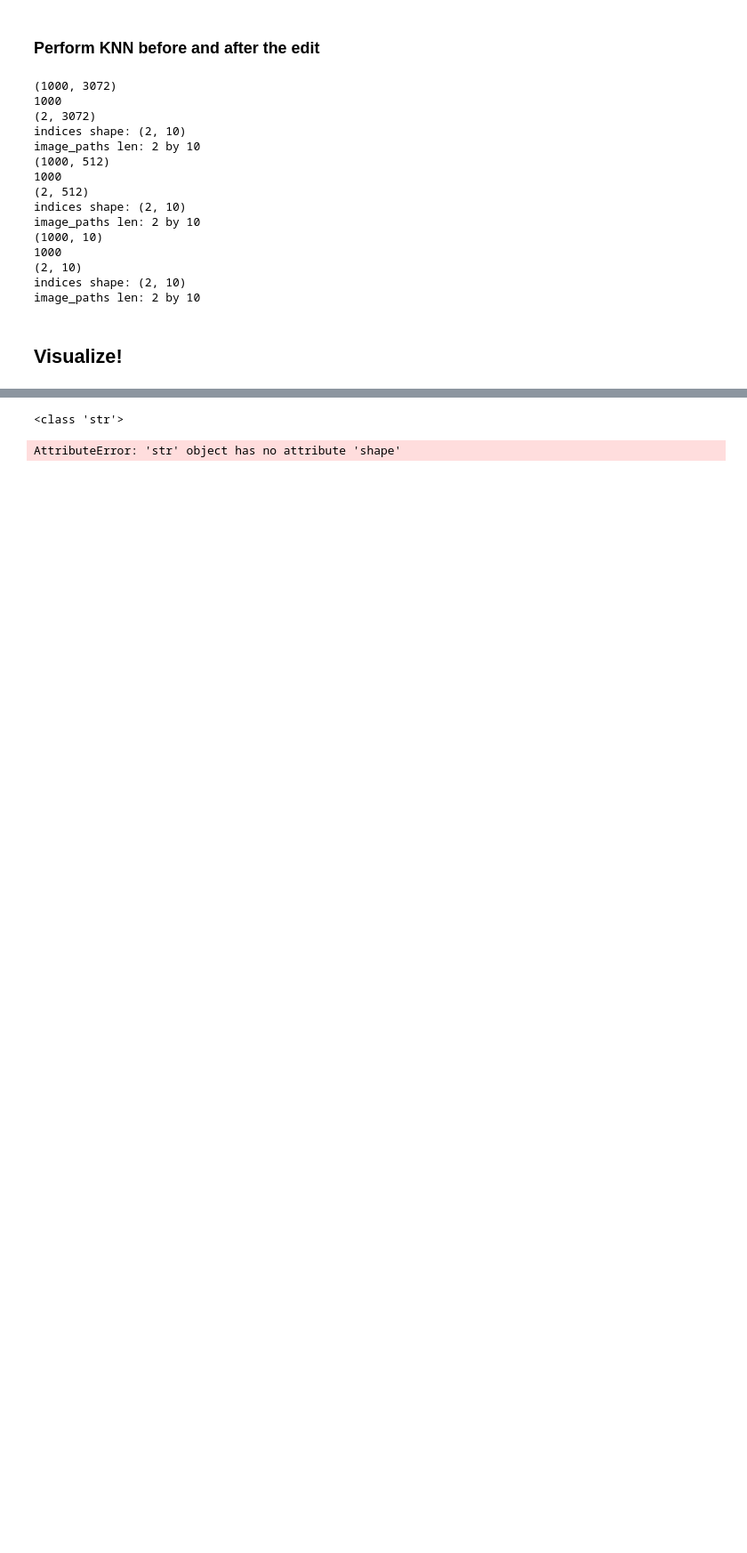
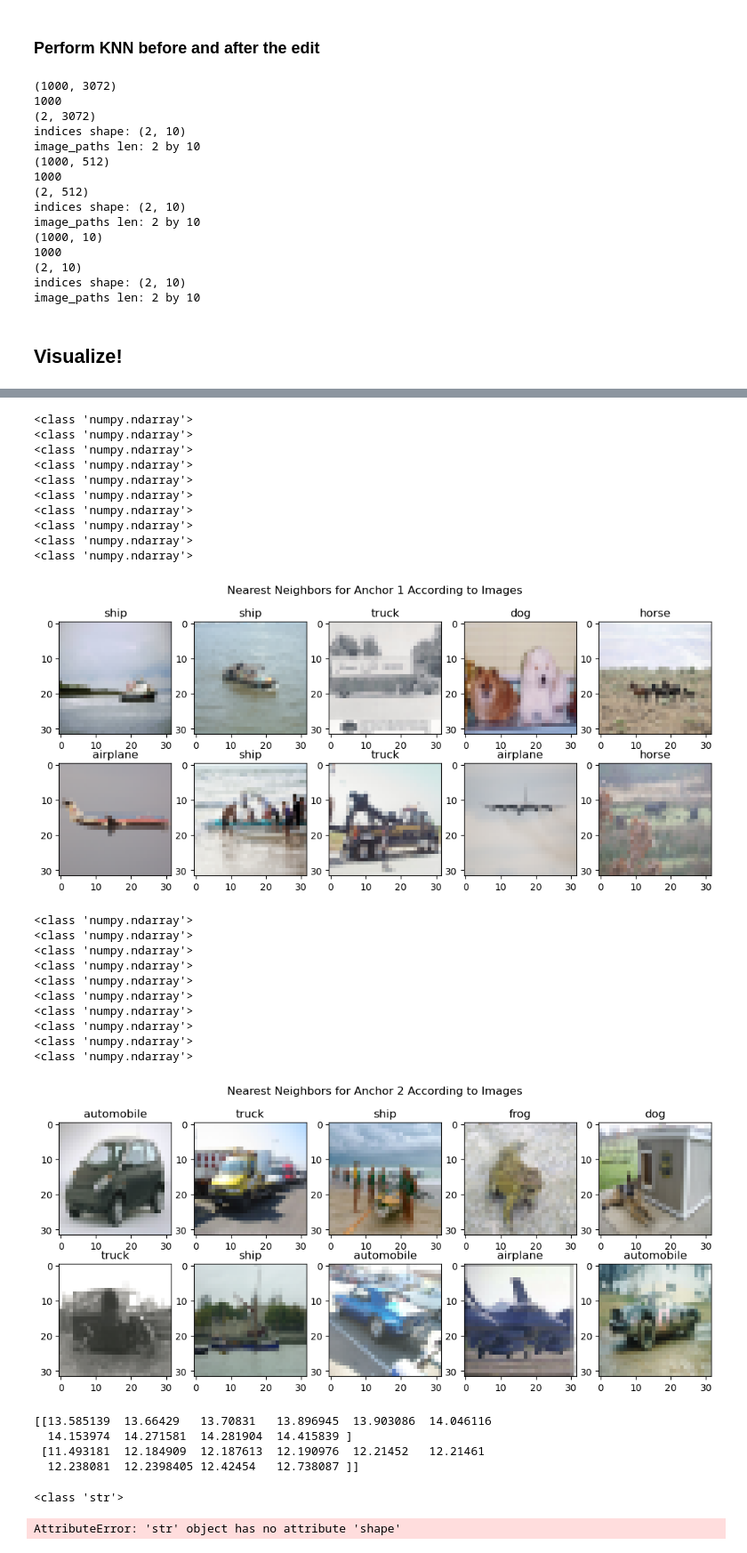
Before and after one commit to allisonchen23/model-editing, a Jupyter notebook: knn.ipynb, the cells around one changed output, grey strips where cells are left out. Shown at 89% size. Saved outputs shown, nothing was run; the diff lists cells and outputs as text; code cells hidden in the pictures; blank space fills up the shorter version.

```diff
--- a/knn.ipynb
+++ b/knn.ipynb
@@ -319,3 +376,57 @@ display_nearest_neighbors(
+# %%
+# Based on images
+data_type = 'images'
+unedited_results = unedited_model_knn[data_type]
+# Keys: 'indices', 'distances', 'image_paths', 'labels'
+anchor1_indices = unedited_results['indices'][0]
+anchor1_distances = unedited_results['distances'][0]
+anchor1_image_paths = unedited_results['image_paths'][0]
+anchor1_labels = unedited_results['labels'][0]
+anchor1_labels = [class_list[label] for label in anchor1_labels]
+
+display_nearest_neighbors(
+    image_paths=anchor1_image_paths,
+    labels=anchor1_labels,
+    figure_title='Nearest Neighbors for Anchor 1 According to Images')
+
+anchor2_indices = unedited_results['indices'][1]
+anchor2_distances = unedited_results['distances'][1]
+anchor2_image_paths = unedited_results['image_paths'][1]
+anchor2_labels = unedited_results['labels'][1]
+anchor2_labels = [class_list[label] for label in anchor2_labels]
+
+display_nearest_neighbors(
+    image_paths=anchor2_image_paths,
+    labels=anchor2_labels,
+    figure_title='Nearest Neighbors for Anchor 2 According to Images')
+print(unedited_results['distances'])
+# %% [output]
+<class 'numpy.ndarray'>
+<class 'numpy.ndarray'>
+<class 'numpy.ndarray'>
+<class 'numpy.ndarray'>
+<class 'numpy.ndarray'>
+<class 'numpy.ndarray'>
+<class 'numpy.ndarray'>
+<class 'numpy.ndarray'>
+<class 'numpy.ndarray'>
+<class 'numpy.ndarray'>
+[figure, added]
+<class 'numpy.ndarray'>
+<class 'numpy.ndarray'>
+<class 'numpy.ndarray'>
+<class 'numpy.ndarray'>
+<class 'numpy.ndarray'>
+<class 'numpy.ndarray'>
+<class 'numpy.ndarray'>
+<class 'numpy.ndarray'>
+<class 'numpy.ndarray'>
+<class 'numpy.ndarray'>
+[figure, added]
+[[13.585139  13.66429   13.70831   13.896945  13.903086  14.046116
+  14.153974  14.271581  14.281904  14.415839 ]
+ [11.493181  12.184909  12.187613  12.190976  12.21452   12.21461
+  12.238081  12.2398405 12.42454   12.738087 ]]
 # %%
 show_image_rows(
     images=images_grid,
```
Also changed, not shown: parts of 4 cells of this notebook, 2 other files.
